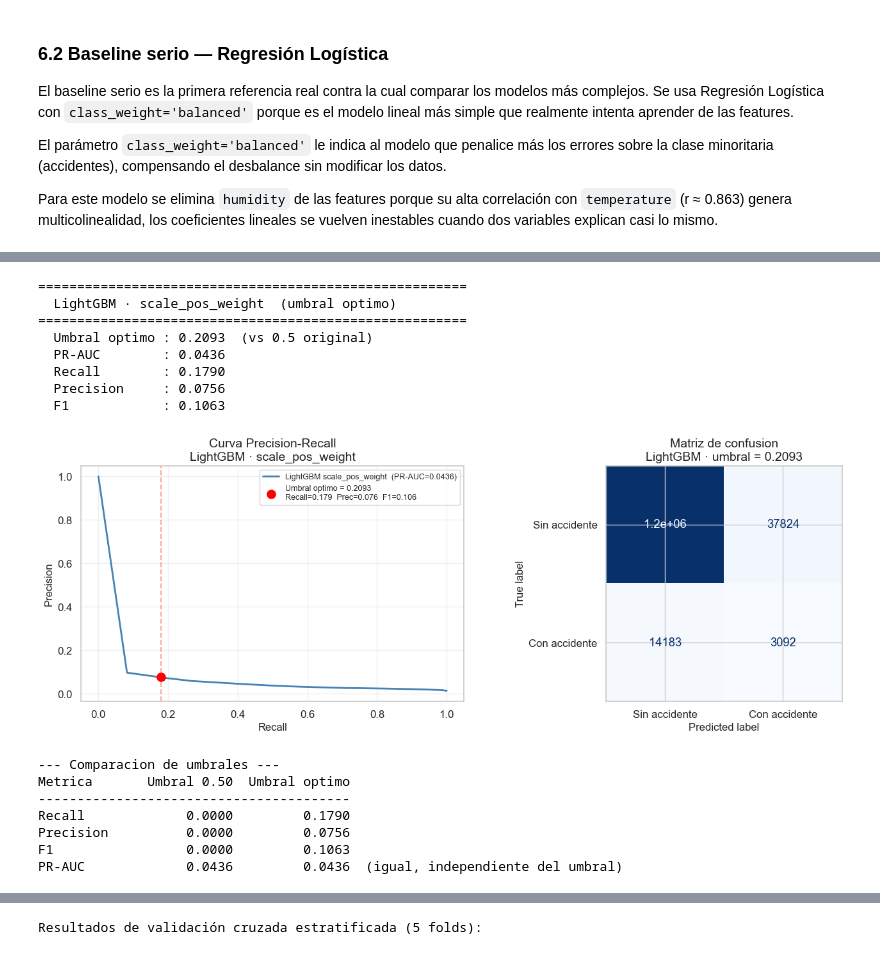
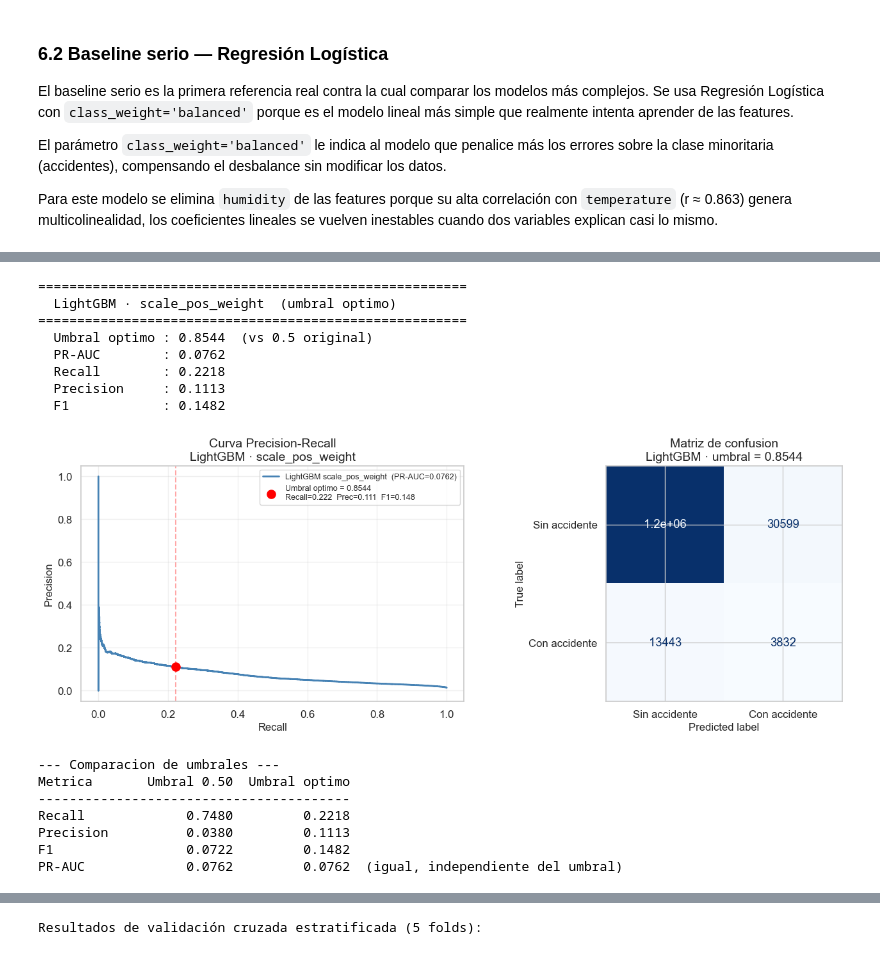
Before and after one commit to SaraMR9/AprendizajeAutomatico, a Jupyter notebook: Notebook.ipynb, the cells around one changed output, grey strips where cells are left out. Cells and saved outputs as stored; diff of their text form; code cells hidden in the pictures.

```diff
--- a/Notebook.ipynb
+++ b/Notebook.ipynb
@@ -3437,11 +3451,7 @@ lgb_cw = lgb.LGBMClassifier(
     n_jobs=-1,
     verbose=-1
 )
-lgb_cw.fit(
-    X_train, y_train,
-    eval_set=[(X_val, y_val)],
-    callbacks=[lgb.early_stopping(50, verbose=False), lgb.log_evaluation(0)]
-)
+lgb_cw.fit(X_train, y_train)
 y_prob_lgb_cw = lgb_cw.predict_proba(X_val)[:, 1]
 y_pred_lgb_cw = (y_prob_lgb_cw >= 0.5).astype(int)
 evaluar_modelo("LightGBM · scale_pos_weight", y_val, y_prob_lgb_cw, y_pred_lgb_cw)
@@ -3560,47 +3573,52 @@ axes[0].plot(recalls, precisions, color='steelblue', lw=2,
 axes[0].scatter(recalls[idx_optimo], precisions[idx_optimo],
                 color='red', zorder=5, s=90,
                 label=(
                     f'Umbral optimo = {umbral_lgb:.4f}\n'
                     f'Recall={rec:.3f}  Prec={prec:.3f}  F1={f1:.3f}'
                 ))
 axes[0].axvline(recalls[idx_optimo], color='red', linestyle='--', alpha=0.35)
 axes[0].set_xlabel('Recall')
 axes[0].set_ylabel('Precision')
 axes[0].set_title('Curva Precision-Recall\nLightGBM · scale_pos_weight')
 axes[0].legend(fontsize=9)
 axes[0].grid(alpha=0.3)
 
 # Panel der: matriz de confusion con umbral optimo
 cm   = confusion_matrix(y_val, y_pred_lgb_cw_opt)
 disp = ConfusionMatrixDisplay(cm, display_labels=['Sin accidente', 'Con accidente'])
 disp.plot(ax=axes[1], cmap='Blues', colorbar=False)
 axes[1].set_title(f'Matriz de confusion\nLightGBM · umbral = {umbral_lgb:.4f}')
 
 plt.tight_layout()
 plt.show()
 
 # 7. Tabla comparativa: umbral 0.5 vs umbral optimo
+y_pred_lgb_cw_05 = (y_prob_lgb_cw >= 0.5).astype(int)
+rec_05  = recall_score(y_val, y_pred_lgb_cw_05)
+prec_05 = precision_score(y_val, y_pred_lgb_cw_05, zero_division=0)
+f1_05   = f1_score(y_val, y_pred_lgb_cw_05, zero_division=0)
+
 print('\n--- Comparacion de umbrales ---')
 print(f'{"Metrica":<12} {"Umbral 0.50":>12} {"Umbral optimo":>14}')
 print('-' * 40)
-print(f'{"Recall":<12} {"0.0000":>12} {rec:>14.4f}')
-print(f'{"Precision":<12} {"0.0000":>12} {prec:>14.4f}')
-print(f'{"F1":<12} {"0.0000":>12} {f1:>14.4f}')
-print(f'{"PR-AUC":<12} {"0.0436":>12} {pr_auc:>14.4f}  (igual, independiente del umbral)')
+print(f'{"Recall":<12} {rec_05:>12.4f} {rec:>14.4f}')
+print(f'{"Precision":<12} {prec_05:>12.4f} {prec:>14.4f}')
+print(f'{"F1":<12} {f1_05:>12.4f} {f1:>14.4f}')
+print(f'{"PR-AUC":<12} {pr_auc:>12.4f} {pr_auc:>14.4f}  (igual, independiente del umbral)')
 # %% [output]
 =======================================================
   LightGBM · scale_pos_weight  (umbral optimo)
 =======================================================
-  Umbral optimo : 0.2093  (vs 0.5 original)
-  PR-AUC        : 0.0436
-  Recall        : 0.1790
-  Precision     : 0.0756
-  F1            : 0.1063
+  Umbral optimo : 0.8544  (vs 0.5 original)
+  PR-AUC        : 0.0762
+  Recall        : 0.2218
+  Precision     : 0.1113
+  F1            : 0.1482
-[figure, old version]
+[figure, new version]
 --- Comparacion de umbrales ---
 Metrica       Umbral 0.50  Umbral optimo
 ----------------------------------------
-Recall             0.0000         0.1790
-Precision          0.0000         0.0756
-F1                 0.0000         0.1063
-PR-AUC             0.0436         0.0436  (igual, independiente del umbral)
+Recall             0.7480         0.2218
+Precision          0.0380         0.1113
+F1                 0.0722         0.1482
+PR-AUC             0.0762         0.0762  (igual, independiente del umbral)
```
Also changed, not shown: parts of 44 cells of this notebook.
